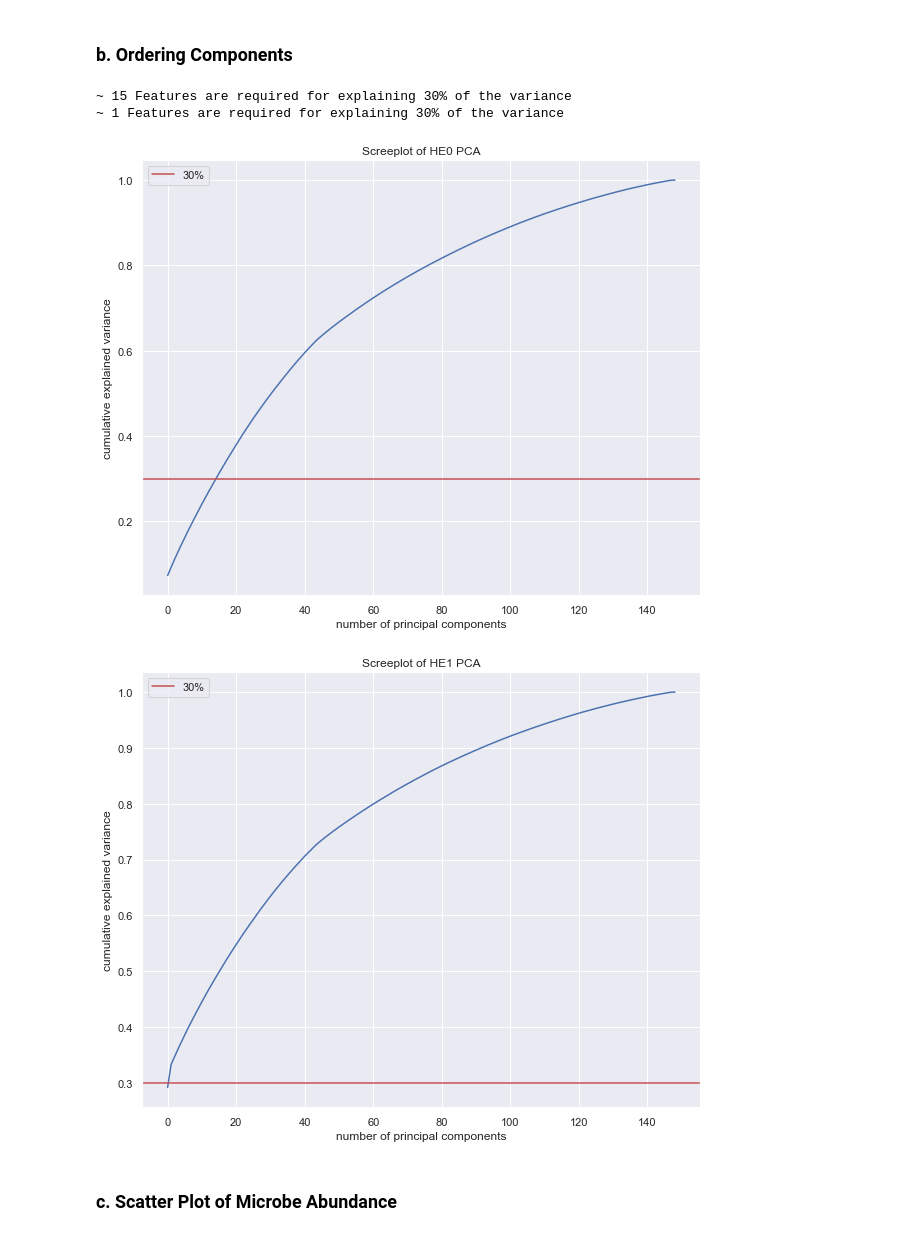
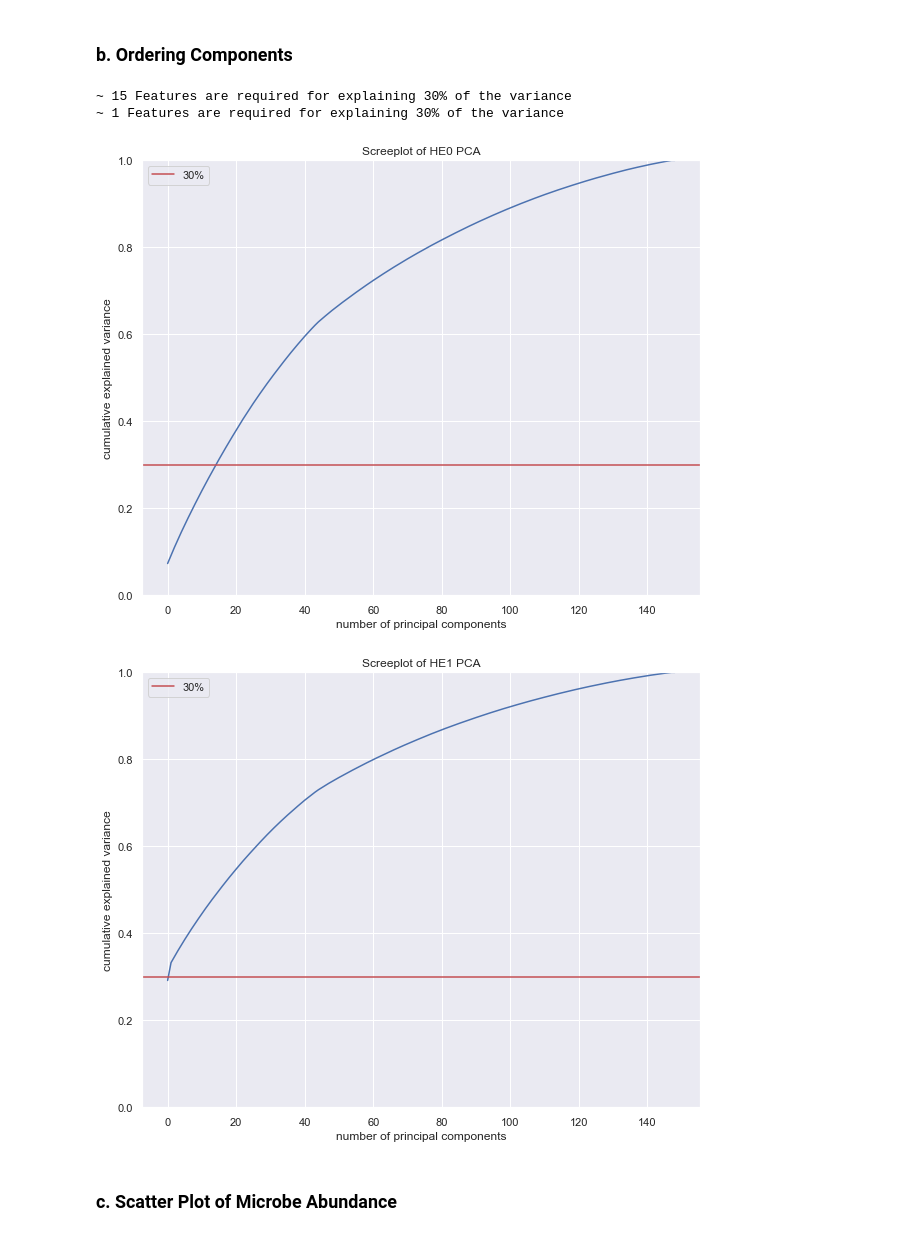
Before and after one commit to gowthamkuntumalla/Data_Analytics_for_Hepatic_Encephalopathy_MP, a Jupyter notebook: MP2_Gowtham.ipynb, the cells around one changed output. Saved outputs shown, nothing was run; the diff lists cells and outputs as text; code cells hidden in the pictures.

```diff
--- a/MP2_Gowtham.ipynb
+++ b/MP2_Gowtham.ipynb
@@ -407,29 +409,31 @@ print(transformed_pca_HE0.shape)
 # %%
 #print(pca_HE0.explained_variance_ratio_)
 plt.figure(figsize = (10,8))
 plt.plot(np.cumsum(pca_HE0.explained_variance_ratio_))
 plt.axhline(0.3,color = 'r',label = '30%')
 plt.xlabel('number of principal components')
 plt.ylabel('cumulative explained variance')
 plt.title('Screeplot of HE0 PCA')
+plt.ylim([0.0,1.0])
 plt.legend()
 print('~ 15 Features are required for explaining 30% of the variance')
 
 
 #print(pca_HE1.explained_variance_ratio_)
 plt.figure(figsize = (10,8))
 plt.plot(np.cumsum(pca_HE1.explained_variance_ratio_))
 plt.axhline(0.3,color = 'r',label = '30%')
 plt.xlabel('number of principal components')
 plt.ylabel('cumulative explained variance')
 plt.title('Screeplot of HE1 PCA')
+plt.ylim([0.0,1.0])
 plt.legend()
 print('~ 1 Features are required for explaining 30% of the variance')
 # %% [output]
 ~ 15 Features are required for explaining 30% of the variance
 ~ 1 Features are required for explaining 30% of the variance
-[figure, old version]
+[figure, new version]
-[figure, old version]
+[figure, new version]
 # %% [markdown]
 ### c. Scatter Plot of Microbe Abundance
 # %%
```
Also changed, not shown: parts of 13 cells of this notebook, 1 other file.
